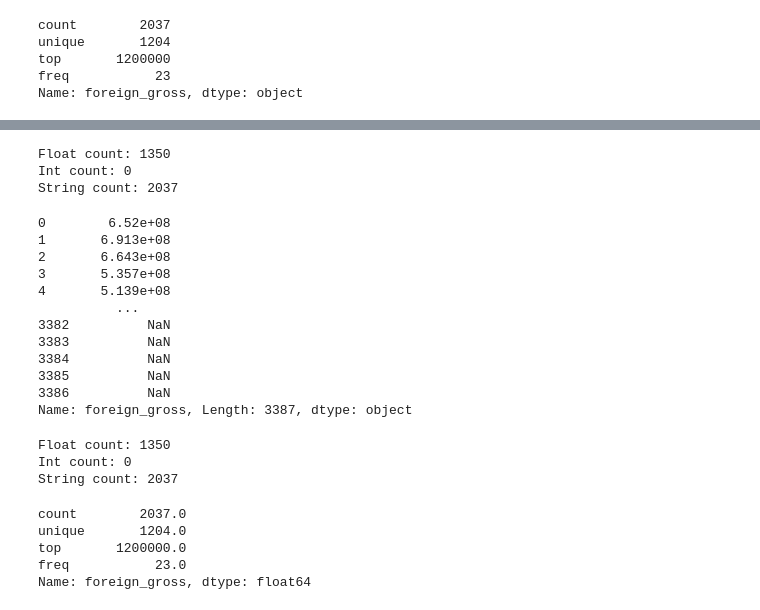
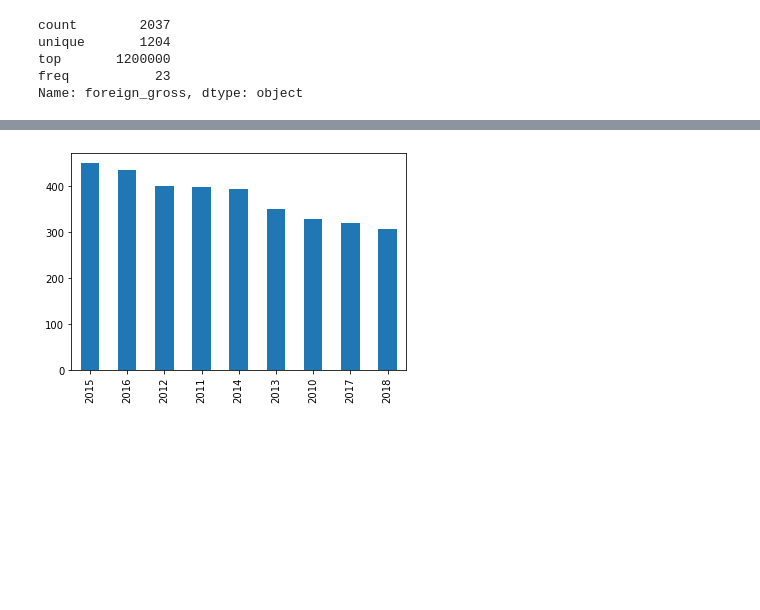
Before and after one commit to ran0027/microsoft_movie_analysis, a Jupyter notebook: EDA.ipynb, the cells around one changed output, grey strips where cells are left out. Drawn from its saved outputs; the diff is of its cells as text; code cells hidden in the pictures; blank space fills up the shorter version.

```diff
--- a/EDA.ipynb
+++ b/EDA.ipynb
@@ -36,0 +199,10 @@ memory usage: 132.4+ KB
+# %%
+def to_float(value):
+# This custom function returns the value if already a float, otherwise, treats it as a string, removes 1 comma & converts to
+# a float.
+    if type(value) == float:
+        return value
+    else:
+        value = value.replace(',', '')
+        value = value.strip()
+        return float(value)
@@ -44,0 +236,2 @@ Name: foreign_gross, dtype: object
+# %%
+gross_revenue_by_film.foreign_gross = gross_revenue_by_film.foreign_gross.map(to_float)
@@ -123,29 +276,0 @@ def convert_to_float(column):
-# %%
-convert_to_float(gross_revenue_by_film.foreign_gross.copy())
-# %% [output]
-Float count: 1350
-Int count: 0
-String count: 2037
-0        6.52e+08
-1       6.913e+08
-2       6.643e+08
-3       5.357e+08
-4       5.139e+08
-          ...
-3382          NaN
-3383          NaN
-3384          NaN
-3385          NaN
-3386          NaN
-Name: foreign_gross, Length: 3387, dtype: object
-# %%
-convert_to_float(gross_revenue_by_film.foreign_gross.copy()).describe()
-# %% [output]
-Float count: 1350
-Int count: 0
-String count: 2037
-count        2037.0
-unique       1204.0
-top       1200000.0
-freq           23.0
-Name: foreign_gross, dtype: float64
@@ -156,0 +277,4 @@ Name: foreign_gross, dtype: float64
+# %%
+gross_revenue_by_film.year.value_counts().plot(kind='bar');
+# %% [output]
+[figure, added]
```
Also changed, not shown: parts of 39 cells of this notebook.
